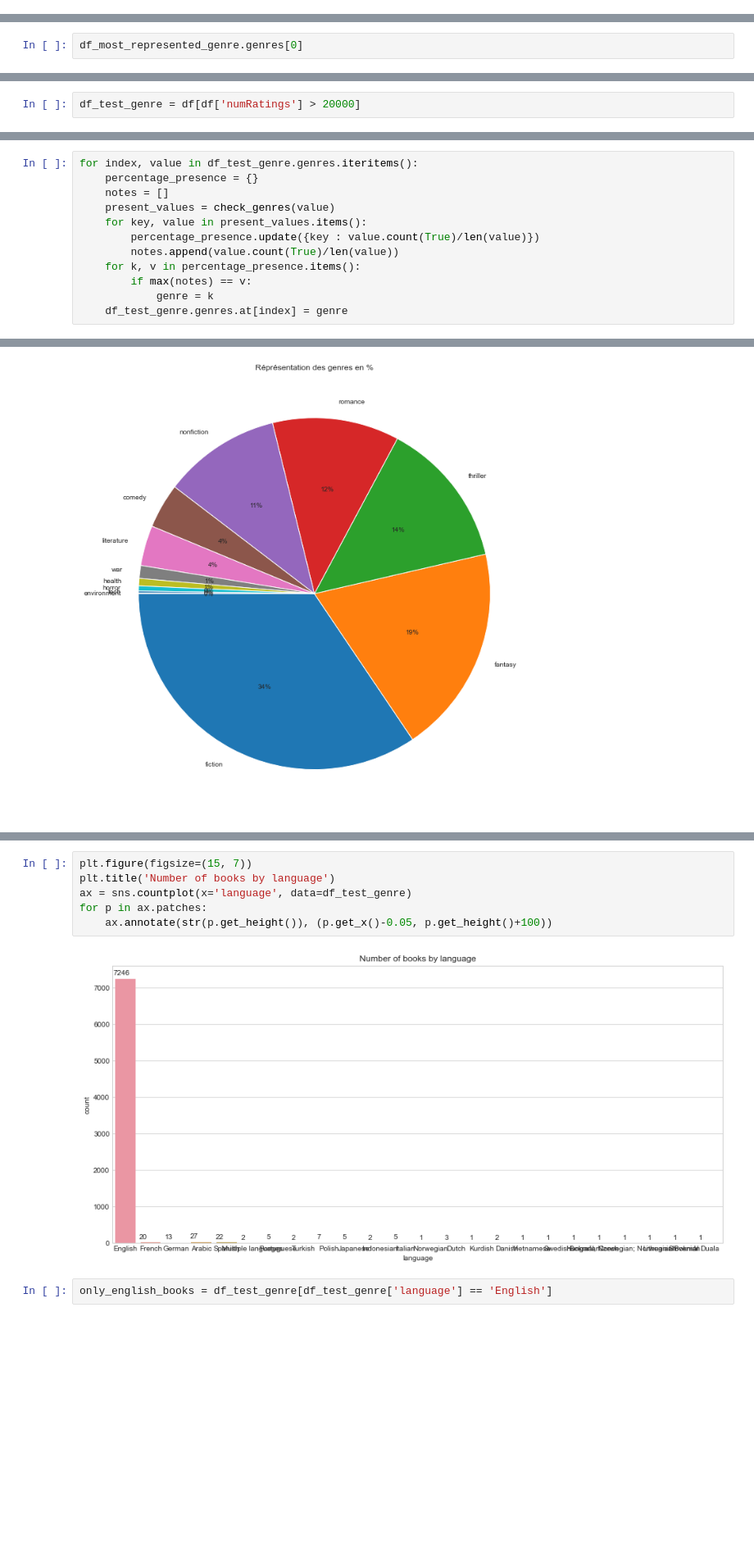
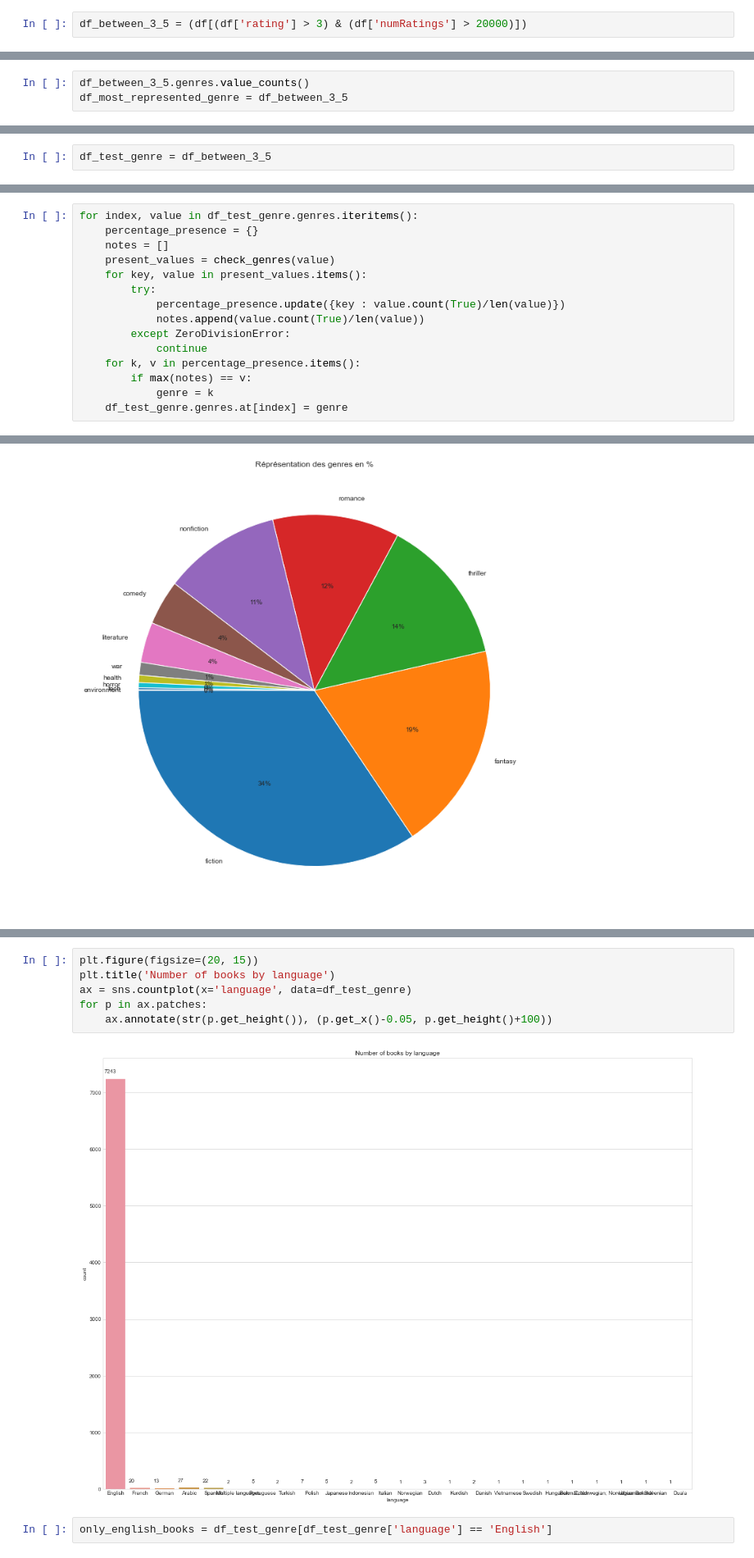
Before and after one commit to alexisflipo/3b, a Jupyter notebook: app/ml/clean_book_recommendation_system.ipynb, the cells around one changed output, grey strips where cells are left out. Shown: that part at 82% size. Drawn from its saved outputs; the diff is of its cells as text; blank space fills up the shorter version.

```diff
--- a/app/ml/clean_book_recommendation_system.ipynb
+++ b/app/ml/clean_book_recommendation_system.ipynb
@@ -241,0 +217,2 @@ df_most_represented_genre
+# %%
+df_between_3_5 = (df[(df['rating'] > 3) & (df['numRatings'] > 20000)])
@@ -242,2 +243,3 @@ df_most_represented_genre
 # %%
-df_most_represented_genre.genres[0]
+df_between_3_5.genres.value_counts()
+df_most_represented_genre = df_between_3_5
@@ -334,7 +318,7 @@ nonfiction_genre = ['Logic', 'Philosophy','Nonfiction']
 erotic_genre =['Erotica', 'Erotic Historical Romance', 'Erotic Paranormal Romance']
 science_genre =['Science Fiction']
 # %%
-df_test_genre = df[df['numRatings'] > 20000]
+df_test_genre = df_between_3_5
 # %%
 df_test_genre.genres = df_test_genre.genres.apply(lambda x: x.replace('[', '').replace(']', '').replace("'", '').replace(",","").strip().split())
 # %% [output]
@@ -389,8 +373,11 @@ for index, value in df_test_genre.genres.iteritems():
     notes = []
     present_values = check_genres(value)
     for key, value in present_values.items():
-        percentage_presence.update({key : value.count(True)/len(value)})
-        notes.append(value.count(True)/len(value))
+        try:
+            percentage_presence.update({key : value.count(True)/len(value)})
+            notes.append(value.count(True)/len(value))
+        except ZeroDivisionError:
+            continue
     for k, v in percentage_presence.items():
         if max(notes) == v:
             genre = k
@@ -421,10 +418,10 @@ ax = sns.relplot(data=df_test_genre,
 # %%
-plt.figure(figsize=(15, 7))
+plt.figure(figsize=(20, 15))
 plt.title('Number of books by language')
 ax = sns.countplot(x='language', data=df_test_genre)
 for p in ax.patches:
     ax.annotate(str(p.get_height()), (p.get_x()-0.05, p.get_height()+100))
 # %% [output]
-[figure, old version]
+[figure, new version]
 # %%
 only_english_books = df_test_genre[df_test_genre['language'] == 'English']
```
Also changed, not shown: parts of 65 cells of this notebook.
